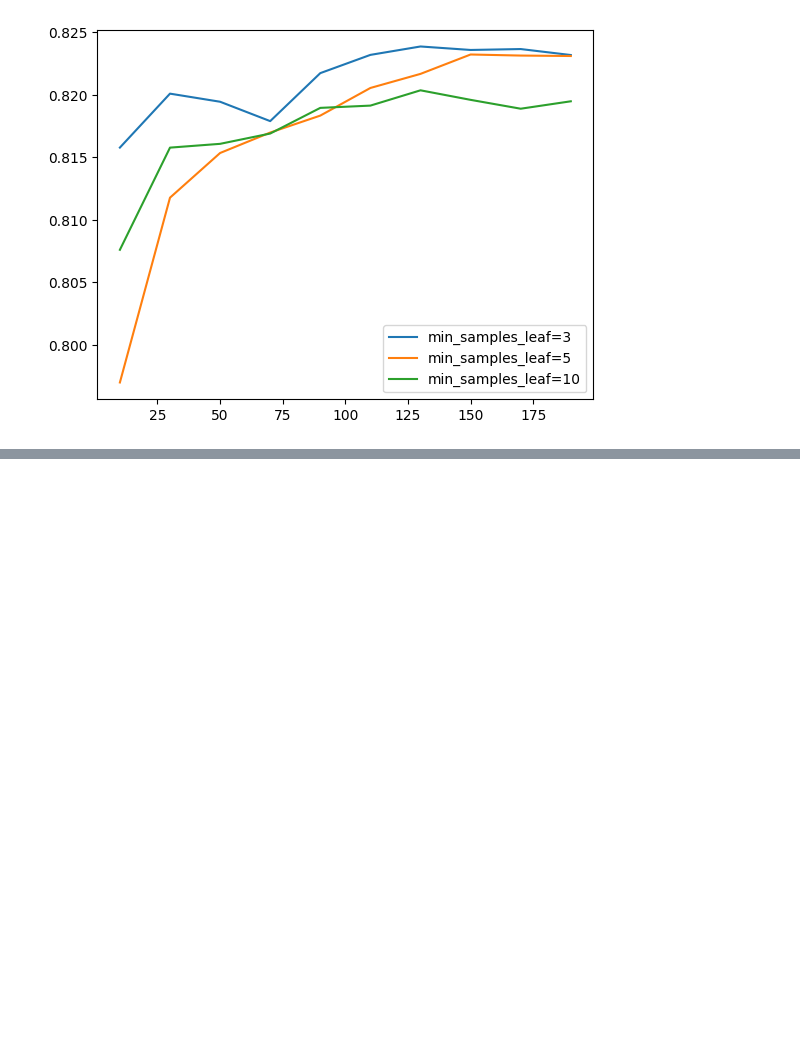
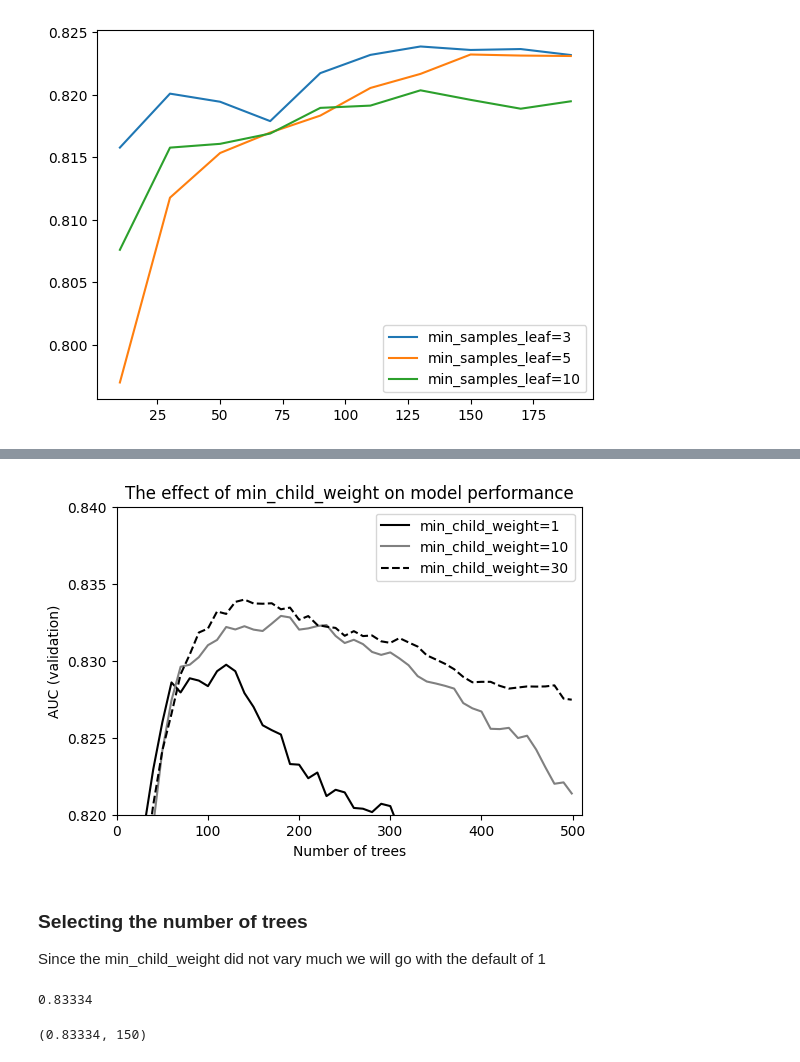
Before and after one commit to ikarabulut/machine-learning-projects, a Jupyter notebook: credit-risk/credit_scoring.ipynb, the cells around one changed output, grey strips where cells are left out. Saved outputs shown, nothing was run; the diff lists cells and outputs as text; code cells hidden in the pictures; blank space fills up the shorter version.

```diff
--- a/credit-risk/credit_scoring.ipynb
+++ b/credit-risk/credit_scoring.ipynb
@@ -656,0 +1042,28 @@ rf = RandomForestClassifier(
+# %%
+plt.figure(figsize=(6, 4))
+
+plt.plot(tree, aucs_val_minchild1, color='black',
+         linestyle='solid', label='min_child_weight=1')
+plt.plot(tree, aucs_val_minchild10, color='grey',
+         linestyle='solid', label='min_child_weight=10')
+plt.plot(tree, aucs_val_minchild30, color='black',
+         linestyle='dashed', label='min_child_weight=30')
+
+plt.ylim(0.82, 0.84)
+plt.xlim(0, 510)
+plt.xticks(range(0, 501, 100))
+plt.yticks(np.linspace(0.82, 0.84, 5))
+
+plt.legend()
+
+plt.title('The effect of min_child_weight on model performance')
+plt.xlabel('Number of trees')
+plt.ylabel('AUC (validation)')
+
+
+plt.show()
+# %% [output]
+[figure, added]
+# %% [markdown]
+### Selecting the number of trees
+Since the min_child_weight did not vary much we will go with the default of 1
@@ -656,0 +1087,9 @@ rf = RandomForestClassifier(
+# %%
+tree, _, aucs_val = parse_xgb_output(output)
+print(max(aucs_val))
+# %% [output]
+0.83334
+# %%
+max(zip(aucs_val, tree))
+# %% [output]
+(0.83334, 150)
```
Also changed, not shown: parts of 51 cells of this notebook, 1 other file.
